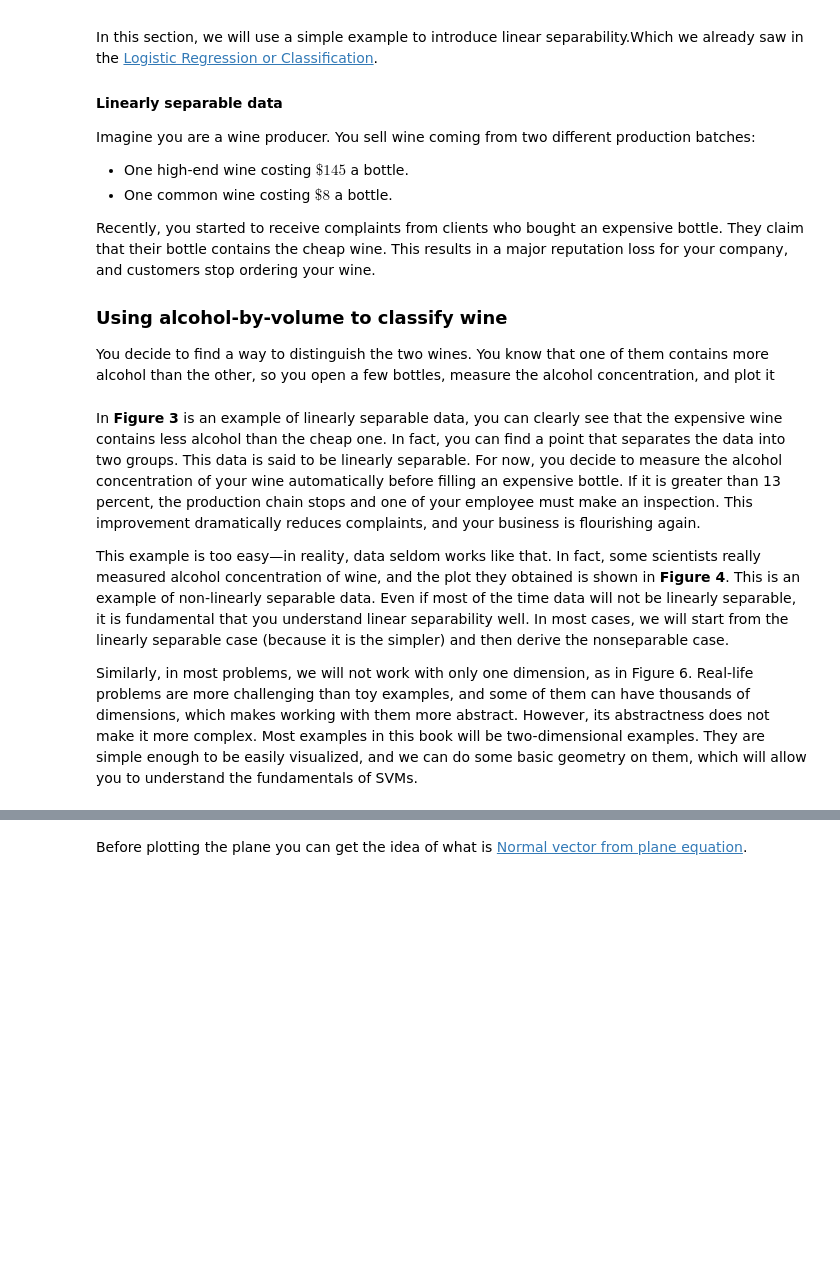
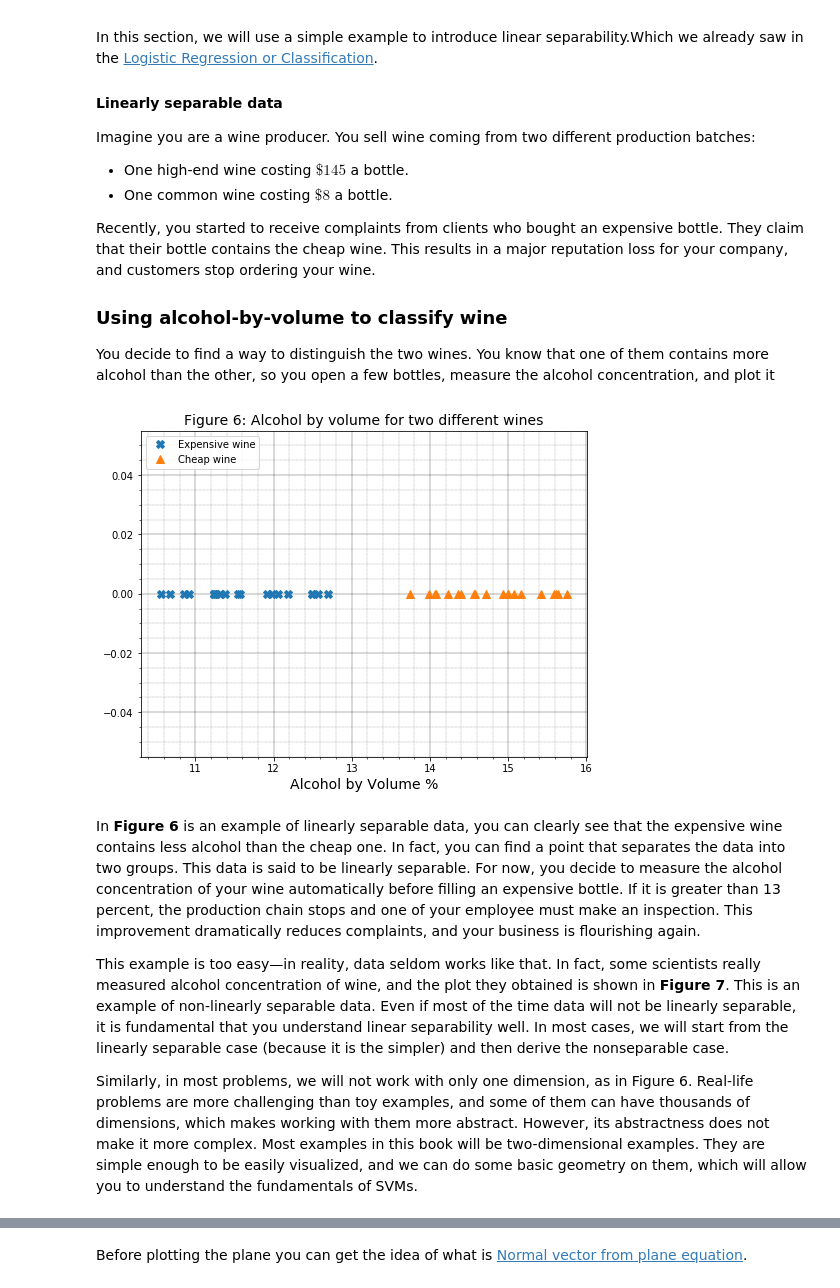
Before and after one commit to AnilSarode/Machine-Learning-Digital-Book-, a Jupyter notebook: The Perceptron/The Perceptron .ipynb, the cells around one changed output, grey strips where cells are left out. Saved outputs shown, nothing was run; the diff lists cells and outputs as text; code cells hidden in the pictures; blank space fills up the shorter version.

```diff
--- a/The Perceptron/The Perceptron .ipynb
+++ b/The Perceptron/The Perceptron .ipynb
@@ -521,24 +533,26 @@ Y=np.zeros(20)
 # %%
 fig = plt.figure(figsize=(8,6))
 plt.plot(V1,Y,'X',V2,Y,'^',markersize=8)
 
 plt.xlabel('Alcohol by Volume %',fontsize=14)
-plt.title('Figure 3: Alcohol by volume for two different wines',fontsize=14)
+plt.title('Figure 6: Alcohol by volume for two different wines',fontsize=14)
 
 # Turn on the minor TICKS, which are required for the minor GRID
 plt.minorticks_on()
 
 # Customize the major grid
 plt.grid(which='major', linestyle='-', linewidth='0.3', color='black')
 # Customize the minor grid
 
 plt.grid(which='minor', linestyle=':', linewidth='0.3', color='black')
 plt.legend(["Expensive wine", "Cheap wine"], loc="upper left")
 plt.show()
+# %% [output]
+[figure, added]
 # %% [markdown]
-In **Figure 3** is an example of linearly separable data, you can clearly see that the expensive wine contains less alcohol than the cheap one. In fact, you can find a point that separates the data into two groups. This data is said to be linearly separable. For now, you decide to measure the alcohol concentration of your wine automatically before filling an expensive bottle. If it is greater than 13 percent, the production chain stops and one of your employee must make an inspection. This improvement dramatically reduces complaints, and your business is flourishing again.
+In **Figure 6** is an example of linearly separable data, you can clearly see that the expensive wine contains less alcohol than the cheap one. In fact, you can find a point that separates the data into two groups. This data is said to be linearly separable. For now, you decide to measure the alcohol concentration of your wine automatically before filling an expensive bottle. If it is greater than 13 percent, the production chain stops and one of your employee must make an inspection. This improvement dramatically reduces complaints, and your business is flourishing again.
 
-This example is too easy—in reality, data seldom works like that. In fact, some scientists really measured alcohol concentration of wine, and the plot they obtained is shown in **Figure 4**. This is an example of non-linearly separable data. Even if most of the time data will not be linearly separable, it is fundamental that you understand linear separability well. In most cases, we will start from the linearly separable case (because it is the simpler) and then derive the nonseparable case.
+This example is too easy—in reality, data seldom works like that. In fact, some scientists really measured alcohol concentration of wine, and the plot they obtained is shown in **Figure 7**. This is an example of non-linearly separable data. Even if most of the time data will not be linearly separable, it is fundamental that you understand linear separability well. In most cases, we will start from the linearly separable case (because it is the simpler) and then derive the nonseparable case.
 
 Similarly, in most problems, we will not work with only one dimension, as in Figure 6. Real-life problems are more challenging than toy examples, and some of them can have thousands of dimensions, which makes working with them more abstract. However, its abstractness does not make it more complex. Most examples in this book will be two-dimensional examples. They are simple enough to be easily visualized, and we can do some basic geometry on them, which will allow you to understand the fundamentals of SVMs.
 # %%
```
Also changed, not shown: parts of 42 cells of this notebook.
